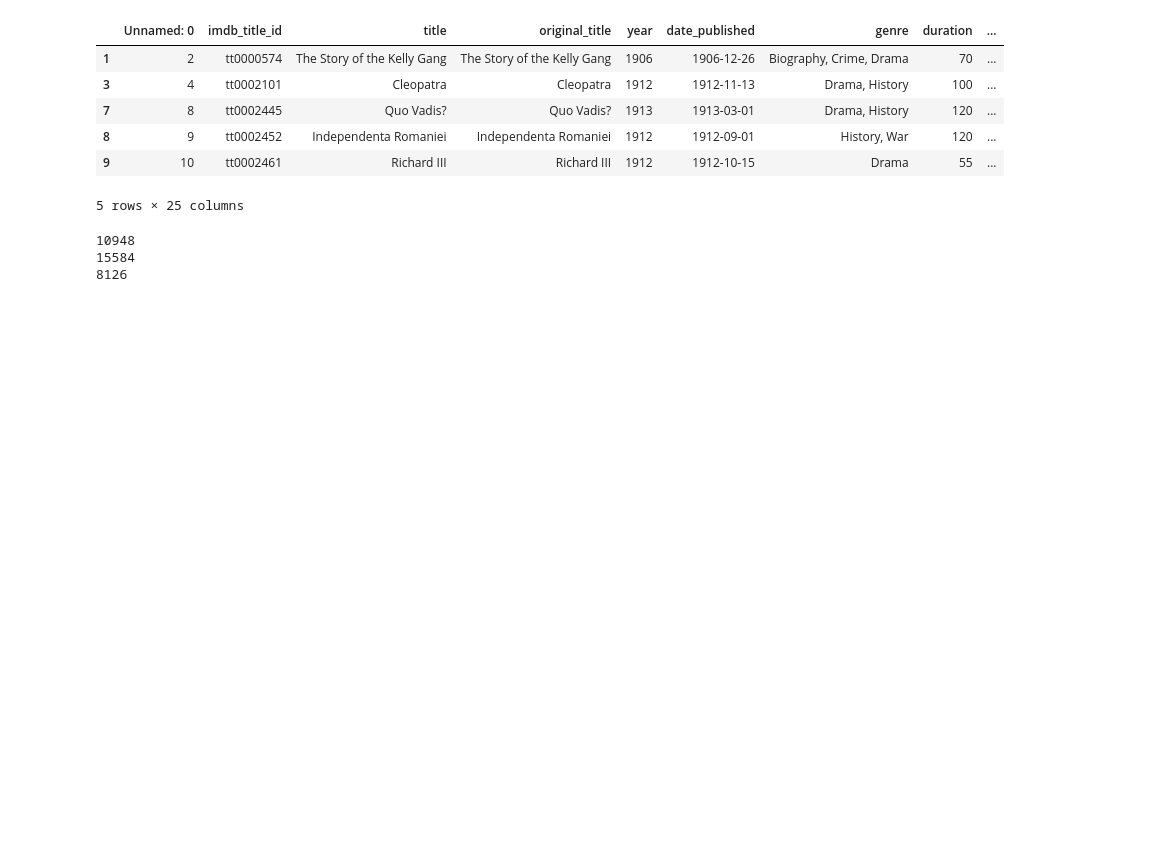
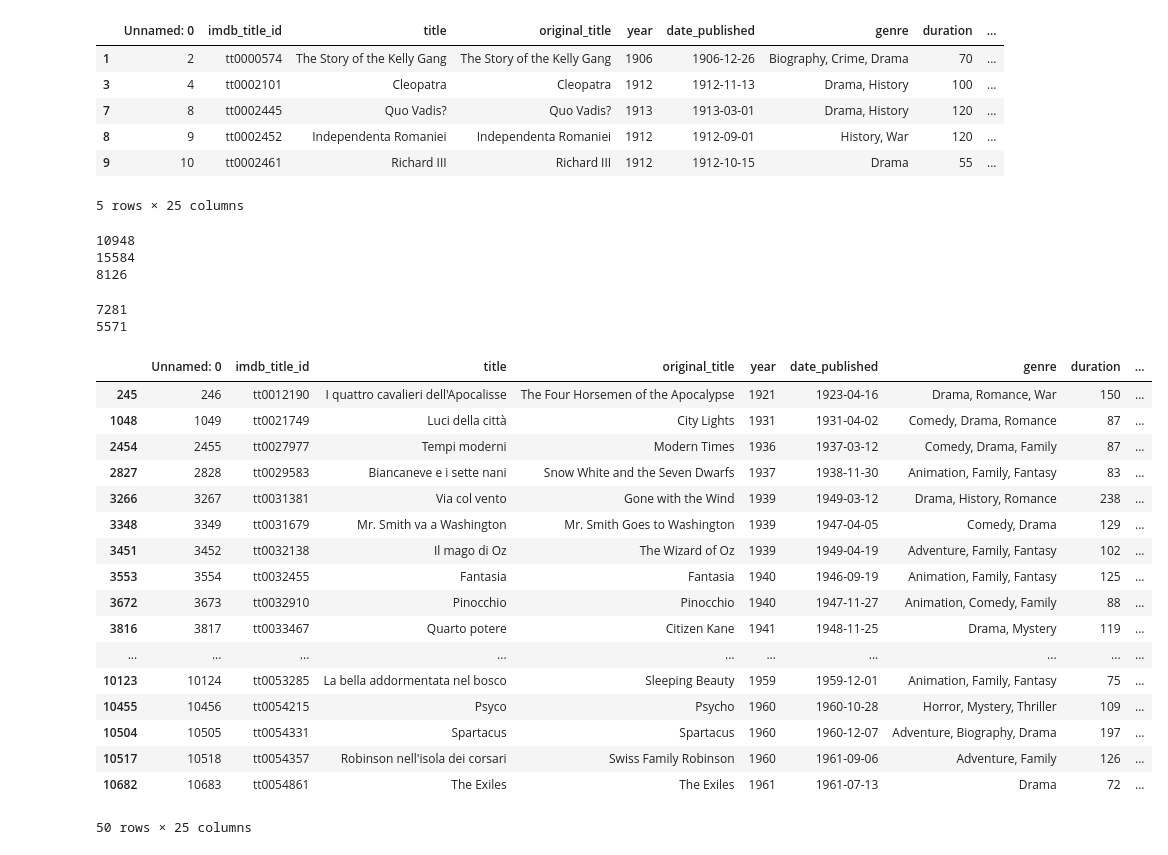
Before and after one commit to smjohnson26/Movie_R_Project, a Jupyter notebook: DataClean.ipynb, the cells around one changed output. Drawn from its saved outputs; the diff is of its cells as text; code cells hidden in the pictures; blank space fills up the shorter version.

```diff
--- a/DataClean.ipynb
+++ b/DataClean.ipynb
@@ -33,3 +33,33 @@ print(len(usamovies))
 10948
 15584
 8126
+# %%
+usamovies1 = usamovies[usamovies["country"].notnull()].copy()
+usamovies2 = usamovies1[usamovies1["country"].str.match("USA")]
+usamovies3 = usamovies[usamovies["currency"].str.match("USD")]
+print(len(usamovies3))
+print(len(usamovies2))
+# %% [output]
+7281
+5571
+# %%
+usamovies2.head(50)
+# %% [output]
+|  | Unnamed: 0 | imdb_title_id | title | original_title | year | date_published | genre | duration | ... |
+| 245 | 246 | tt0012190 | I quattro cavalieri dell'Apocalisse | The Four Horsemen of the Apocalypse | 1921 | 1923-04-16 | Drama, Romance, War | 150 | ... |
+| 1048 | 1049 | tt0021749 | Luci della città | City Lights | 1931 | 1931-04-02 | Comedy, Drama, Romance | 87 | ... |
+| 2454 | 2455 | tt0027977 | Tempi moderni | Modern Times | 1936 | 1937-03-12 | Comedy, Drama, Family | 87 | ... |
+| 2827 | 2828 | tt0029583 | Biancaneve e i sette nani | Snow White and the Seven Dwarfs | 1937 | 1938-11-30 | Animation, Family, Fantasy | 83 | ... |
+| 3266 | 3267 | tt0031381 | Via col vento | Gone with the Wind | 1939 | 1949-03-12 | Drama, History, Romance | 238 | ... |
+| 3348 | 3349 | tt0031679 | Mr. Smith va a Washington | Mr. Smith Goes to Washington | 1939 | 1947-04-05 | Comedy, Drama | 129 | ... |
+| 3451 | 3452 | tt0032138 | Il mago di Oz | The Wizard of Oz | 1939 | 1949-04-19 | Adventure, Family, Fantasy | 102 | ... |
+| 3553 | 3554 | tt0032455 | Fantasia | Fantasia | 1940 | 1946-09-19 | Animation, Family, Fantasy | 125 | ... |
+| 3672 | 3673 | tt0032910 | Pinocchio | Pinocchio | 1940 | 1947-11-27 | Animation, Comedy, Family | 88 | ... |
+| 3816 | 3817 | tt0033467 | Quarto potere | Citizen Kane | 1941 | 1948-11-25 | Drama, Mystery | 119 | ... |
+| ... | ... | ... | ... | ... | ... | ... | ... | ... | ... |
+| 10123 | 10124 | tt0053285 | La bella addormentata nel bosco | Sleeping Beauty | 1959 | 1959-12-01 | Animation, Family, Fantasy | 75 | ... |
+| 10455 | 10456 | tt0054215 | Psyco | Psycho | 1960 | 1960-10-28 | Horror, Mystery, Thriller | 109 | ... |
+| 10504 | 10505 | tt0054331 | Spartacus | Spartacus | 1960 | 1960-12-07 | Adventure, Biography, Drama | 197 | ... |
+| 10517 | 10518 | tt0054357 | Robinson nell'isola dei corsari | Swiss Family Robinson | 1960 | 1961-09-06 | Adventure, Family | 126 | ... |
+| 10682 | 10683 | tt0054861 | The Exiles | The Exiles | 1961 | 1961-07-13 | Drama | 72 | ... |
+50 rows × 25 columns
```
Also changed, not shown: parts of 1 cell of this notebook.
